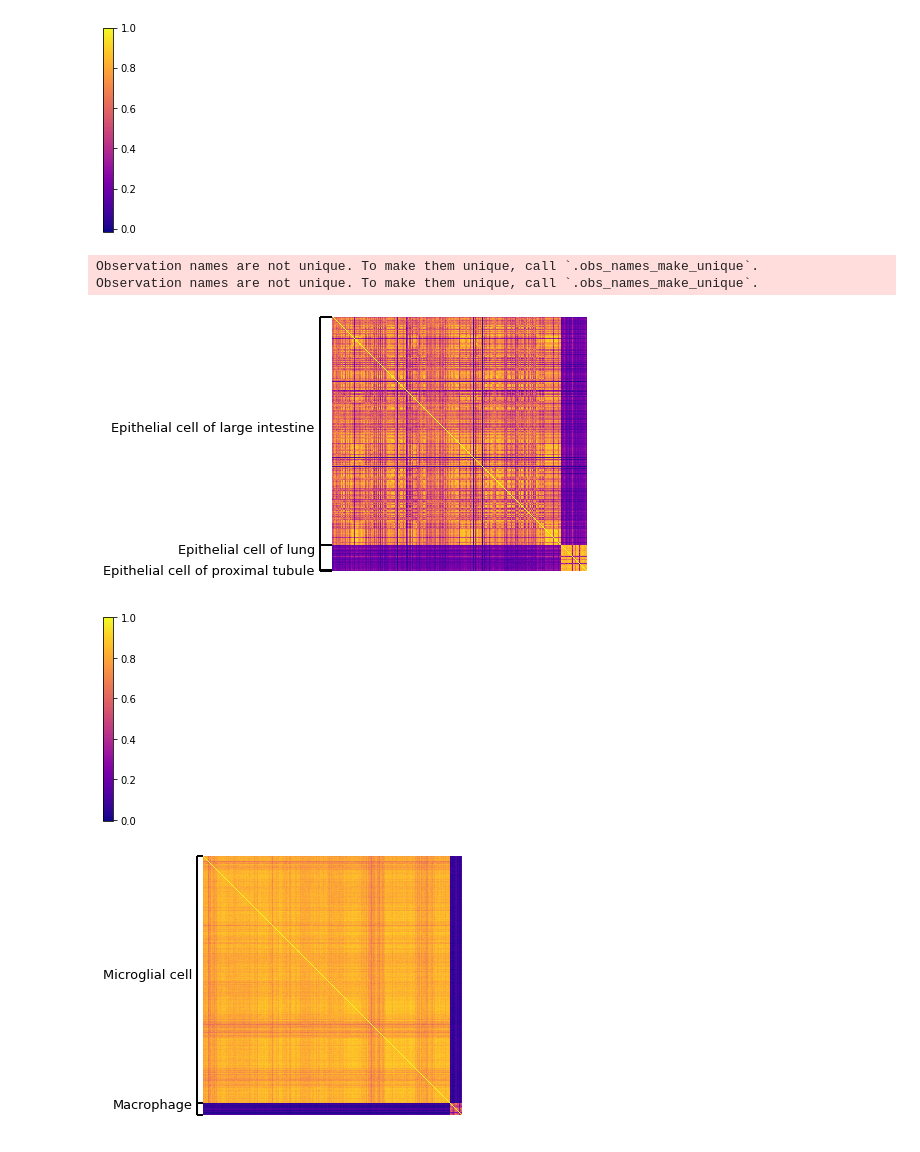
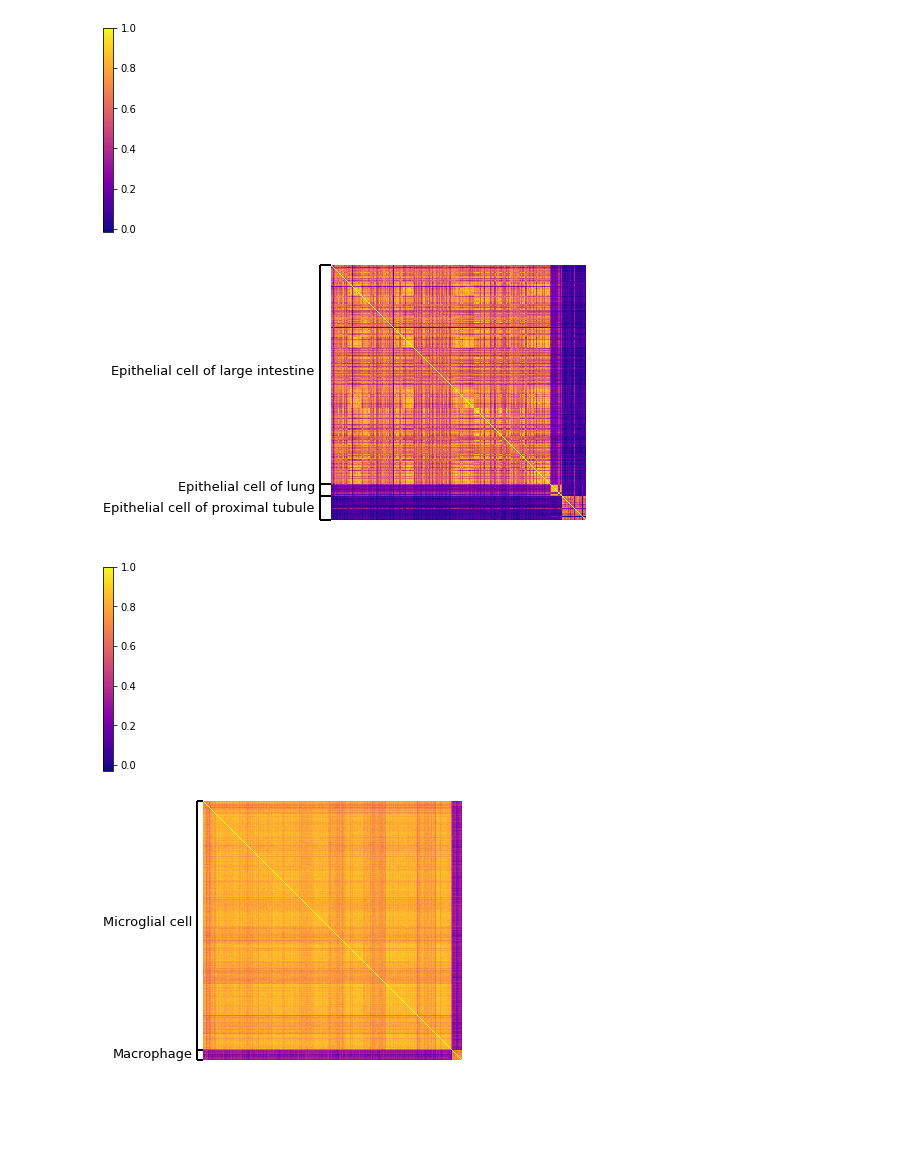
Before and after one commit to jiazhao97/Portal-reproducibility, a Jupyter notebook: Reproduce-TabulaMuris-full.ipynb, the cells around one changed output. Saved outputs shown, nothing was run; the diff lists cells and outputs as text; code cells hidden in the pictures; blank space fills up the shorter version.

```diff
--- a/Reproduce-TabulaMuris-full.ipynb
+++ b/Reproduce-TabulaMuris-full.ipynb
@@ -192,11 +170,13 @@ Wed Dec 29 14:15:05 2021 Finished embedding
 # %%
-# repreduce figure in paper
+# reproduce figure in paper
 
 from sklearn import preprocessing
 from matplotlib.colors import ListedColormap
 import matplotlib.pyplot as plt
 from matplotlib.cm import get_cmap
 import matplotlib as mpl
+mpl.rcParams['pdf.fonttype'] = 42
+mpl.rcParams['ps.fonttype'] = 42
 import umap
 
 meta = pd.read_pickle(os.path.join("data_TM/full", "meta.pkl"))
@@ -360,12 +347,19 @@ Wed Dec 29 14:22:30 2021 Finished embedding
 # Analysis
 # %%
 import anndata
+import matplotlib.pyplot as plt
+import matplotlib as mpl
+mpl.rcParams['pdf.fonttype'] = 42
+mpl.rcParams['ps.fonttype'] = 42
 
 meta = pd.read_pickle(os.path.join(data_path, "meta.pkl"))
 
 adata_SS2 = anndata.read_h5ad(os.path.join(data_path, "adata_SS2.h5ad"))
 meta_SS2 = meta.loc[adata_SS2.obs.index]
 adata_SS2 = anndata.AnnData(X=adata_SS2.X, obs=meta_SS2, var=adata_SS2.var).copy()
+adata_10X = anndata.read_h5ad(os.path.join(data_path, "adata_10X.h5ad"))
+meta_10X = meta.loc[adata_10X.obs.index]
+adata_10X = anndata.AnnData(X=adata_10X.X, obs=meta_10X, var=adata_10X.var).copy()
 # %%
 sc.pp.normalize_total(adata_SS2, target_sum=1e4)
 sc.pp.log1p(adata_SS2)
@@ -440,40 +434,37 @@ adata_2 = adata_SS2[(adata_SS2.obs.celltype.astype(str) == "epithelial cell of l
 adata_3 = adata_SS2[(adata_SS2.obs.celltype.astype(str) == "epithelial cell of proximal tubule"), list(hvg)].copy()
 
 adata_new = adata_1.concatenate(adata_2, index_unique=None)
-adata_new = adata_new.concatenate(adata_2, index_unique=None)
+adata_new = adata_new.concatenate(adata_3, index_unique=None)
-# %% [output]
-Observation names are not unique. To make them unique, call `.obs_names_make_unique`.
-Observation names are not unique. To make them unique, call `.obs_names_make_unique`.
 # %%
 cov = np.corrcoef(adata_new.X)
 # %%
 f = plt.figure(figsize=(5,5))
 im = plt.imshow(cov, cmap='plasma', interpolation='nearest')
 plt.axis("off")
 
 plt.vlines(-100, 0, adata_new.shape[0], lw=2, color='black', zorder=10, clip_on=False)
 plt.hlines(0, -100, 0, lw=2, color='black', zorder=10, clip_on=False)
 plt.hlines(adata_1.shape[0], -100, 0, lw=2, color='black', zorder=10, clip_on=False)
-plt.hlines(adata_1.shape[0]+adata_3.shape[0], -100, 0, lw=2, color='black', zorder=10, clip_on=False)
+plt.hlines(adata_1.shape[0]+adata_2.shape[0], -100, 0, lw=2, color='black', zorder=10, clip_on=False)
 plt.hlines(adata_new.shape[0], -100, 0, lw=2, color='black', zorder=10, clip_on=False)
 
 x1 = adata_1.shape[0]/2
 x2 = adata_1.shape[0] + adata_2.shape[0]/2
 x3 = adata_1.shape[0] + adata_2.shape[0] + adata_3.shape[0]/2
 
 plt.annotate('Epithelial cell of large intestine', fontsize=13, ha='right', xy=(-150, x1))
 plt.annotate('Epithelial cell of lung', fontsize=13, ha='right', xy=(-150, x2+10))
 plt.annotate('Epithelial cell of proximal tubule', fontsize=13, ha='right', xy=(-150, x3+35))
 
-plt.savefig("TM-corr-epi-a.png", dpi=200, bbox_inches='tight')
+plt.savefig("TM-corr-epi-a.pdf", dpi=350, bbox_inches='tight')
 # %% [output]
-[figure, old version]
+[figure, new version]
 # %%
 fig,ax = plt.subplots(figsize=(5,5))
 plt.colorbar(im, ax=ax, shrink=0.75)
 ax.remove()
-plt.savefig("TM-corr-epi-b.png", dpi=200, bbox_inches='tight')
+plt.savefig("TM-corr-epi-b.pdf", dpi=350, bbox_inches='tight')
 # %% [output]
-[figure, old version]
+[figure, new version]
 # %%
 adata_1 = adata_SS2[(adata_SS2.obs.celltype.astype(str) == "microglial cell"), list(hvg)].copy()
@@ -496,11 +487,11 @@ x1 = adata_1.shape[0]/2
 x2 = adata_1.shape[0] + adata_2.shape[0]/2
 
 plt.annotate('Microglial cell', fontsize=13, ha='right', xy=(-180, x1))
-plt.annotate('Macrophage', fontsize=13, ha='right', xy=(-180, x2-90))
+plt.annotate('Macrophage', fontsize=13, ha='right', xy=(-180, x2+50))
 
-plt.savefig("TM-corr-m-a.png", dpi=200, bbox_inches='tight')
+plt.savefig("TM-corr-m-a.pdf", dpi=350, bbox_inches='tight')
 # %% [output]
-[figure, old version]
+[figure, new version]
 # %%
 fig,ax = plt.subplots(figsize=(5,5))
 plt.colorbar(im, ax=ax, shrink=0.75)
```
Also changed, not shown: parts of 8 cells of this notebook, 1 other file.
